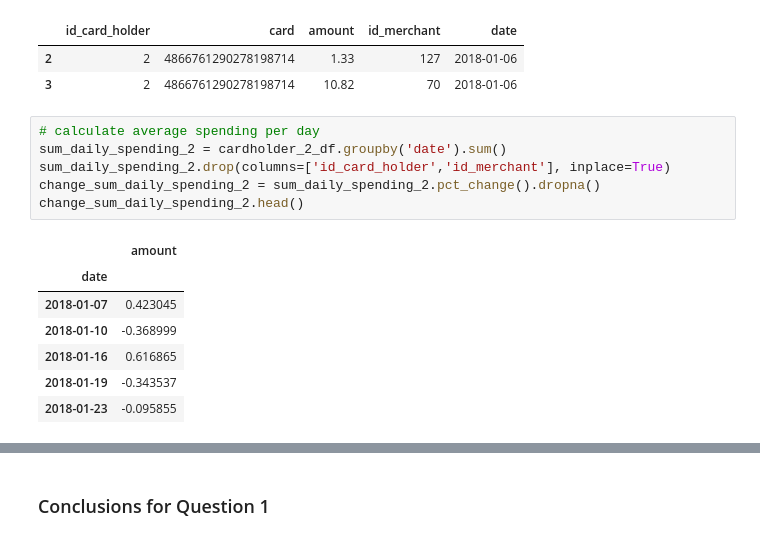
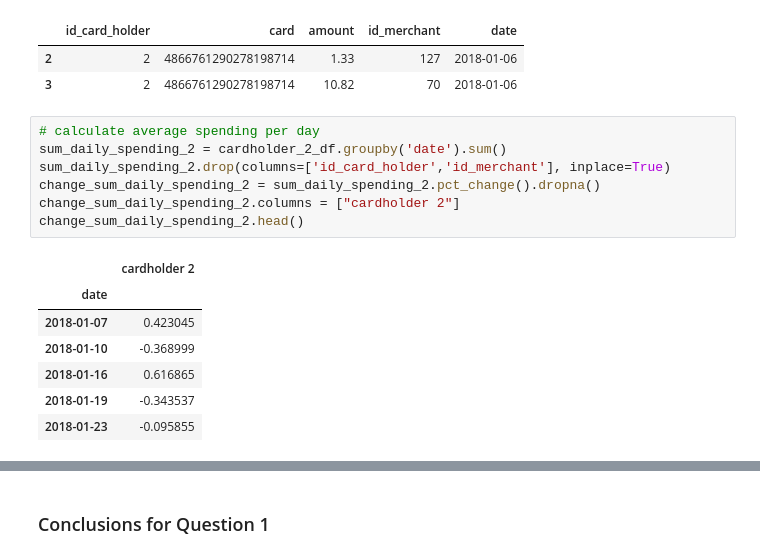
Before and after one commit to CacheKatch/fraudulent_cc_transactions_SQL, a Jupyter notebook: Starter_Files/visual_data_analysis.ipynb, the cells around one changed output, grey strips where cells are left out. Saved outputs shown, nothing was run; the diff lists cells and outputs as text.

```diff
--- a/Starter_Files/visual_data_analysis.ipynb
+++ b/Starter_Files/visual_data_analysis.ipynb
@@ -57,11 +60,12 @@ cardholder_2_df.head(2)
 # %%
 # calculate average spending per day
 sum_daily_spending_2 = cardholder_2_df.groupby('date').sum()
 sum_daily_spending_2.drop(columns=['id_card_holder','id_merchant'], inplace=True)
 change_sum_daily_spending_2 = sum_daily_spending_2.pct_change().dropna()
+change_sum_daily_spending_2.columns = ["cardholder 2"]
 change_sum_daily_spending_2.head()
 # %% [output]
-|  | amount |
+|  | cardholder 2 |
 | date |  |
 | 2018-01-07 | 0.423045 |
 | 2018-01-10 | -0.368999 |
```
Also changed, not shown: parts of 10 cells of this notebook.
